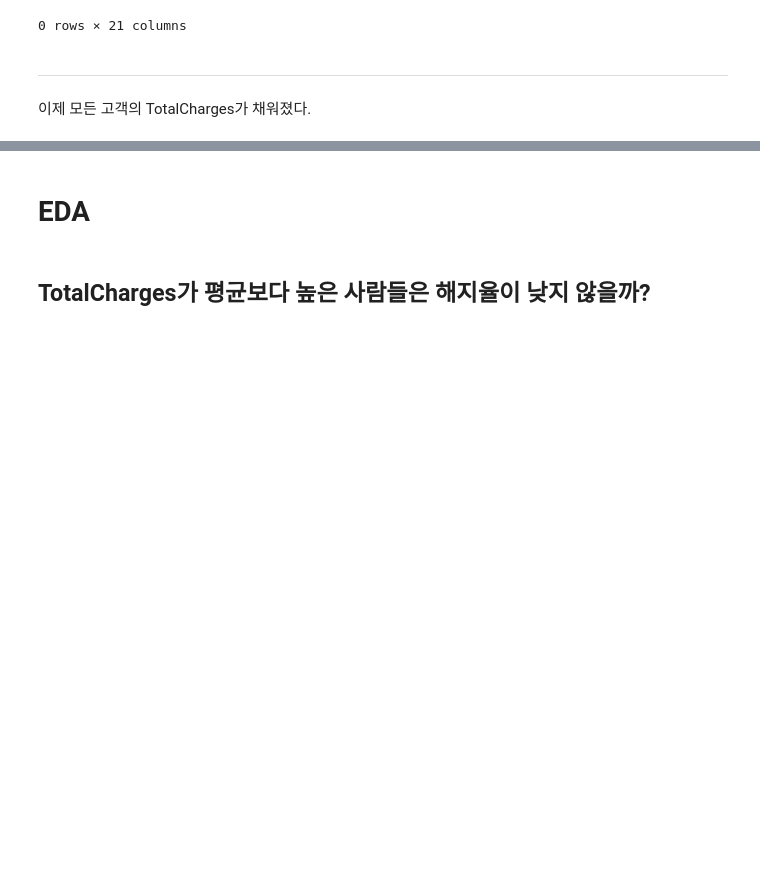
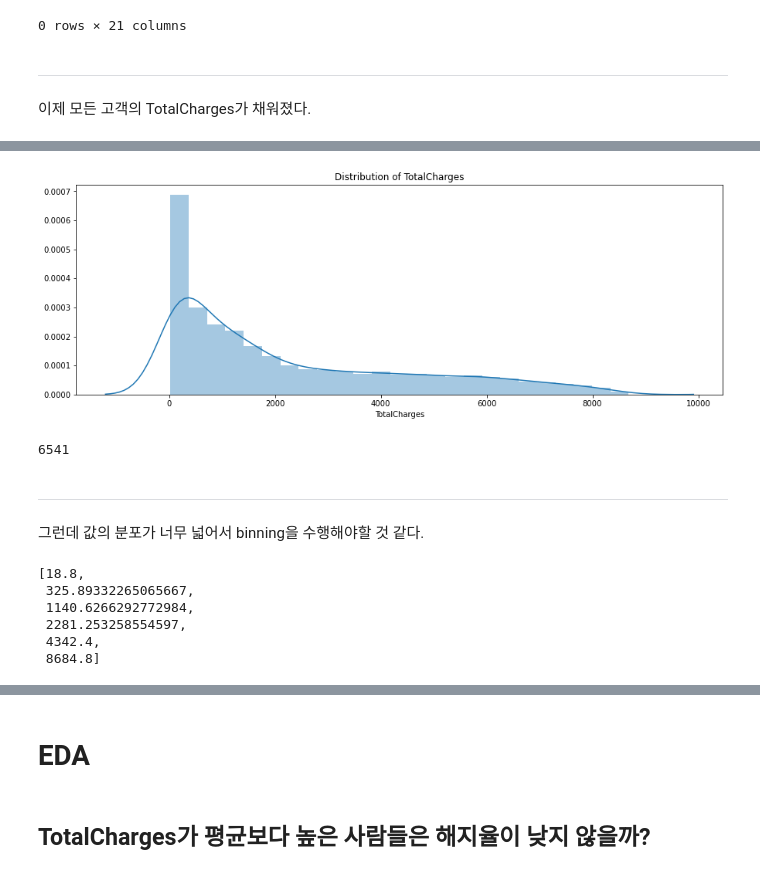
Before and after one commit to PingPingE/Kaggle-Telco_customer_churn, a Jupyter notebook: telco-customer-churn.ipynb, the cells around one changed output, grey strips where cells are left out. Drawn from its saved outputs; the diff is of its cells as text; code cells hidden in the pictures; blank space fills up the shorter version.

```diff
--- a/telco-customer-churn.ipynb
+++ b/telco-customer-churn.ipynb
@@ -239,0 +243,28 @@ main_df.loc[main_df.TotalCharges == 0]
+# %%
+plt.figure(figsize=(15,5))
+sns.distplot(main_df.TotalCharges)
+plt.xlabel("TotalCharges")
+plt.title("Distribution of TotalCharges")
+plt.show()
+# %% [output]
+[figure, added]
+# %%
+main_df.TotalCharges.nunique()
+# %% [output]
+6541
+# %% [markdown]
+-----------
+그런데 값의 분포가 너무 넓어서 binning을 수행해야할 것 같다.
+# %%
+tmp_min = main_df.TotalCharges.min()
+tmp_max = main_df.TotalCharges.max()
+tmp_mean = main_df.TotalCharges.mean()
+bins = [tmp_min,tmp_mean/7,tmp_mean/2,tmp_mean,tmp_max/2,tmp_max]
+bins
+# %% [output]
+[18.8,
+ 325.89332265065667,
+ 1140.6266292772984,
+ 2281.253258554597,
+ 4342.4,
+ 8684.8]
```
Also changed, not shown: parts of 17 cells of this notebook.
